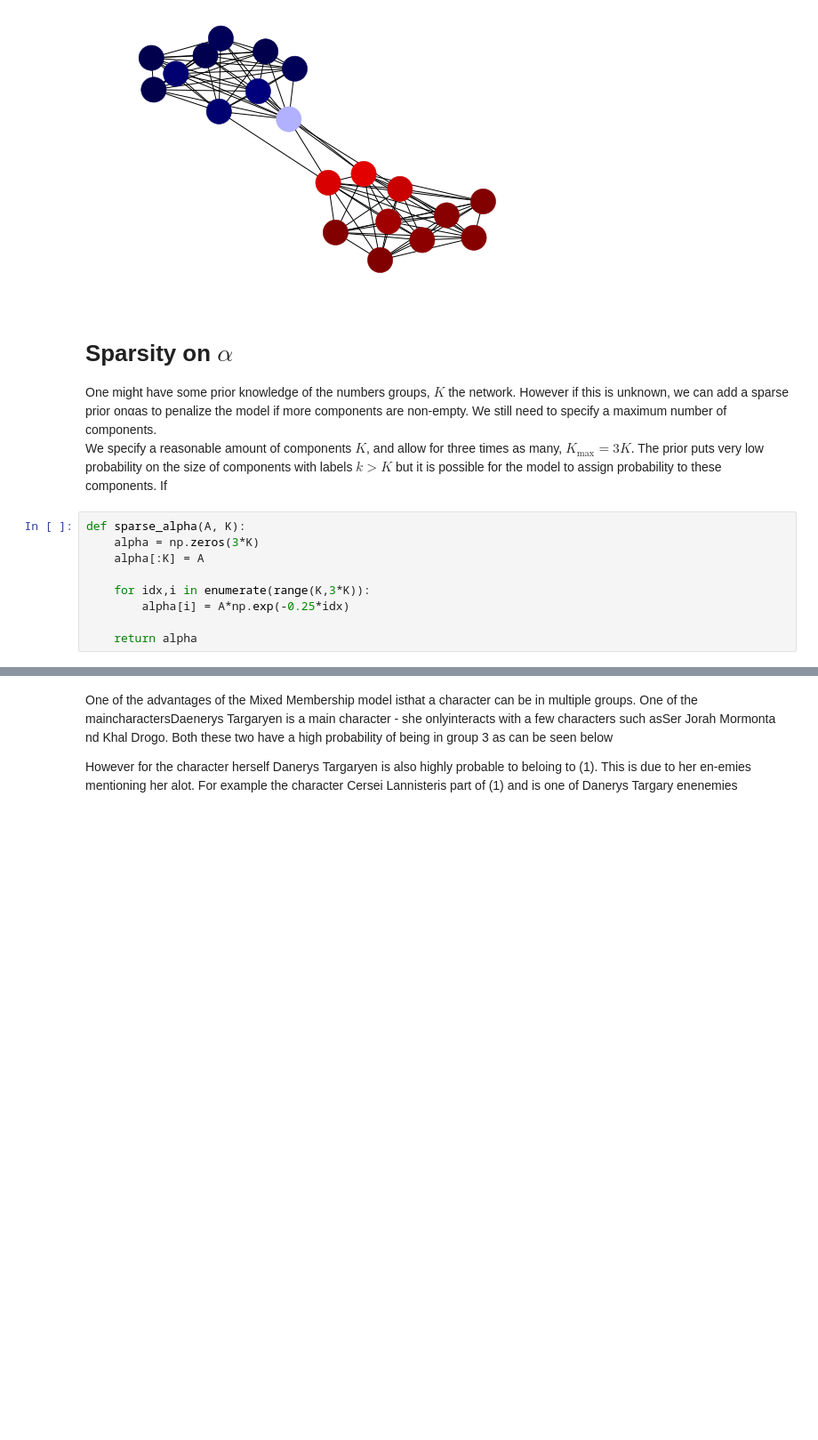
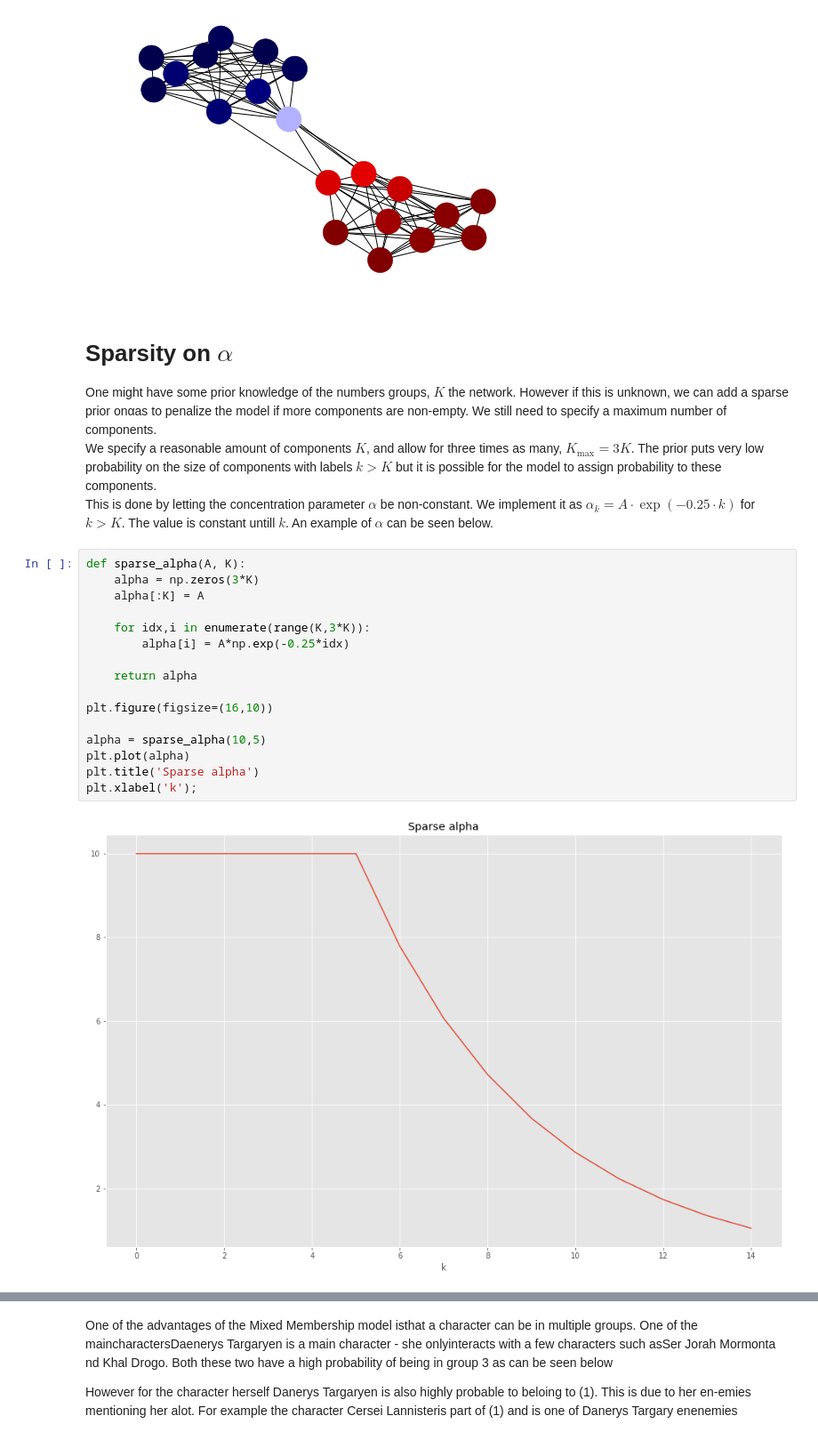
Before and after one commit to davidfrichhansen/mbml_project, a Jupyter notebook: notebooks/Final.ipynb, the cells around one changed output, grey strips where cells are left out. Shown at 89% size. Cells and saved outputs as stored; diff of their text form; blank space fills up the shorter version.

```diff
--- a/notebooks/Final.ipynb
+++ b/notebooks/Final.ipynb
@@ -501,13 +502,23 @@ nx.draw(G, node_color=pi[:,0], node_size=800, cmap=plt.cm.seismic)
 # %% [markdown]
 # Sparsity on $\alpha$
 One might have some prior knowledge of the numbers groups, $K$ the network.  However if this is unknown, we can add a sparse prior onαas to penalize the model if more components are non-empty. We still need to specify a maximum number of components.
-We specify a reasonable amount of components $K$, and allow for three times as many, $K_\text{max}=3K$. The prior puts very low probability on the size of components with labels $k>K$ but it is possible for the model to assign probability to these components. If
+We specify a reasonable amount of components $K$, and allow for three times as many, $K_\text{max}=3K$. The prior puts very low probability on the size of components with labels $k>K$ but it is possible for the model to assign probability to these components.
+This is done by letting the concentration parameter $\alpha$ be non-constant. We implement it as $\alpha_k = A\cdot \exp(-0.25\cdot k)$ for $k > K$. The value is constant untill $k$. An example of $\alpha$ can be seen below.
 # %%
 def sparse_alpha(A, K):
     alpha = np.zeros(3*K)
     alpha[:K] = A
 
     for idx,i in enumerate(range(K,3*K)):
         alpha[i] = A*np.exp(-0.25*idx)
 
     return alpha
+
+plt.figure(figsize=(16,10))
+
+alpha = sparse_alpha(10,5)
+plt.plot(alpha)
+plt.title('Sparse alpha')
+plt.xlabel('k');
+# %% [output]
+[figure, added]
```
Also changed, not shown: parts of 20 cells of this notebook.
